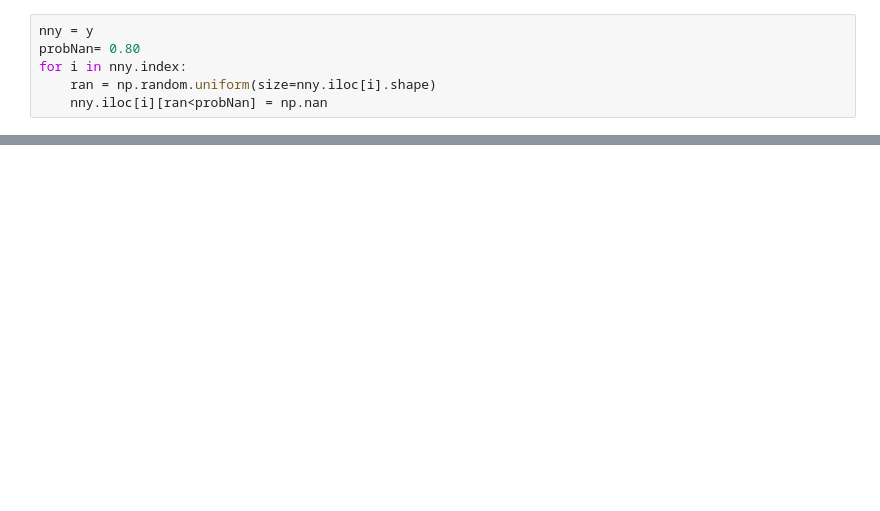
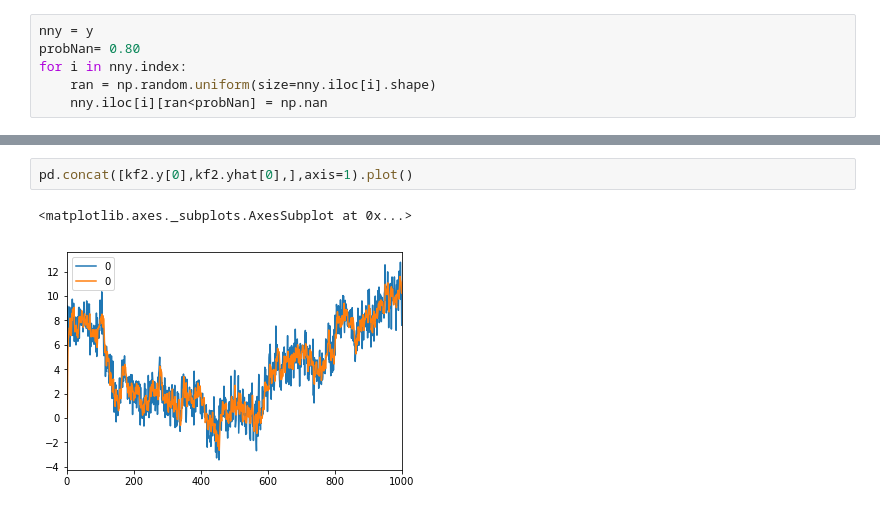
Before and after one commit to pedrobraz1990/BayesianEconometrics, a Jupyter notebook: Kalman FilterNB.ipynb, the cells around one changed output, grey strips where cells are left out. Cells and saved outputs as stored; diff of their text form; blank space fills up the shorter version.

```diff
--- a/Kalman FilterNB.ipynb
+++ b/Kalman FilterNB.ipynb
@@ -877,0 +884,5 @@ ValueError: shapes (2,1) and (4,) not aligned: 1 (dim 1) != 4 (dim 0)
+# %%
+pd.concat([kf2.y[0],kf2.yhat[0],],axis=1).plot()
+# %% [output]
+<matplotlib.axes._subplots.AxesSubplot at 0x...>
+[figure, added]
```
Also changed, not shown: parts of 36 cells of this notebook, 3 other files.
